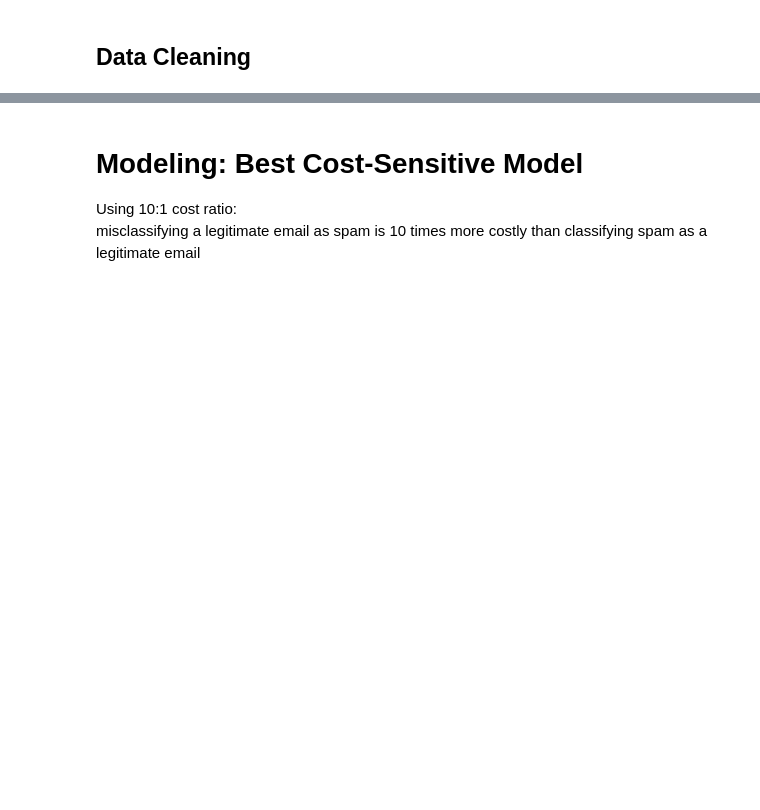
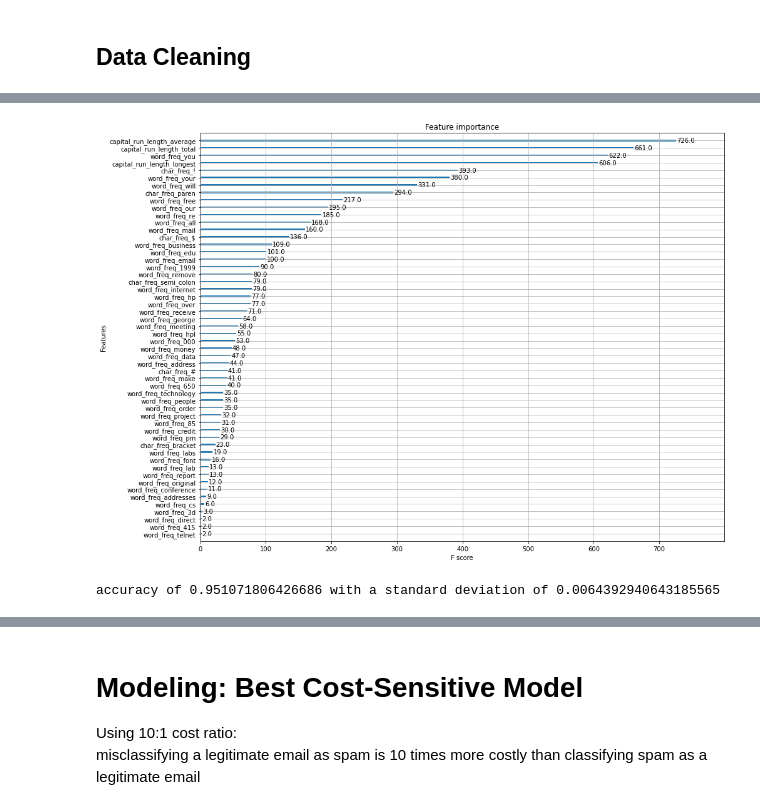
Before and after one commit to jentlapalm/ML_Assignment3, a Jupyter notebook: ML Assignment #3.ipynb, the cells around one changed output, grey strips where cells are left out. Cells and saved outputs as stored; diff of their text form; code cells hidden in the pictures; blank space fills up the shorter version.

```diff
--- a/ML Assignment #3.ipynb
+++ b/ML Assignment #3.ipynb
@@ -22,0 +224,17 @@ refrence: https://www.researchgate.net/figure/Results-of-Spambase-dataset_tbl2_2
+# %%
+# Comparison of previous code blocks withouth normalization
+xgbm_best=xgb.XGBClassifier(base_score=0.5, booster='gbtree',
+                               colsample_bylevel=1, colsample_bynode=1,
+                               colsample_bytree=0.5433255598386683,
+                               enable_categorical=False,
+                               eta=0.11161172731290236, eval_metric='logloss',
+                               gamma=0, gpu_id=-1, importance_type=None,
+                               interaction_constraints='',
+                               learning_rate=0.111611724, max_delta_step=0,
+                               max_depth=18, min_child_weight=1,
+                               monotone_constraints='()', n_estimators=100,
+                               n_jobs=4, num_parallel_tree=1, predictor='auto',
+                               random_state=0, reg_alpha=0, reg_lambda=1,
+                               scale_pos_weight=1, subsample=0.8932208090471943,
+                               tree_method='exact', validate_parameters=1,
+                               verbosity=None)
@@ -22,0 +250,6 @@ refrence: https://www.researchgate.net/figure/Results-of-Spambase-dataset_tbl2_2
+# %%
+# rerunning best model in order to extract feature importance
+xgb_pipeline2=Pipeline([('scaler', StandardScaler()),
+                      ('xgbm',xgbm_best)])
+
+xgb_pipeline2.fit(X,y)
@@ -22,0 +274,6 @@ refrence: https://www.researchgate.net/figure/Results-of-Spambase-dataset_tbl2_2
+# %%
+# plot feature importance: importing packages and settings
+from xgboost import plot_importance
+from matplotlib import pyplot
+import matplotlib.pyplot as plt
+plt.rcParams['figure.figsize'] = [15, 12]
@@ -22,0 +284,24 @@ refrence: https://www.researchgate.net/figure/Results-of-Spambase-dataset_tbl2_2
+# %%
+# create dict to use later
+myfeatures = X.columns
+dict_features = dict(enumerate(myfeatures))
+
+# feat importance with names f1,f2,...
+axsub = xgb.plot_importance(xgb_pipeline2['xgbm'])
+
+# get the original names back
+Text_yticklabels = list(axsub.get_yticklabels())
+dict_features = dict(enumerate(myfeatures))
+lst_yticklabels = [ Text_yticklabels[i].get_text().lstrip('f') for i in range(len(Text_yticklabels))]
+lst_yticklabels = [ dict_features[int(i)] for i in lst_yticklabels]
+
+axsub.set_yticklabels(lst_yticklabels)
+plt.show()
+# %% [output]
+[figure, added]
+# %%
+# How does the model perform when dropping the 10 least important features?
+scores2 = cross_val_score(xgbm_best, X.drop(lst_yticklabels[0:10],axis=1), y, cv=4, scoring='accuracy')
+print("accuracy of", scores2.mean(), 'with a standard deviation of', scores2.std())
+# %% [output]
+accuracy of 0.951071806426686 with a standard deviation of 0.0064392940643185565
```
Also changed, not shown: parts of 44 cells of this notebook.
